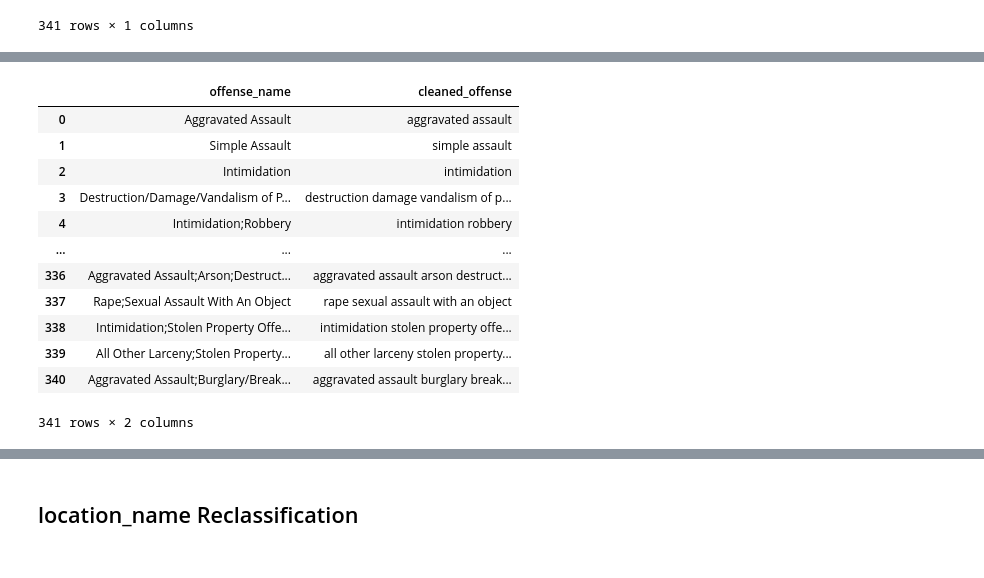
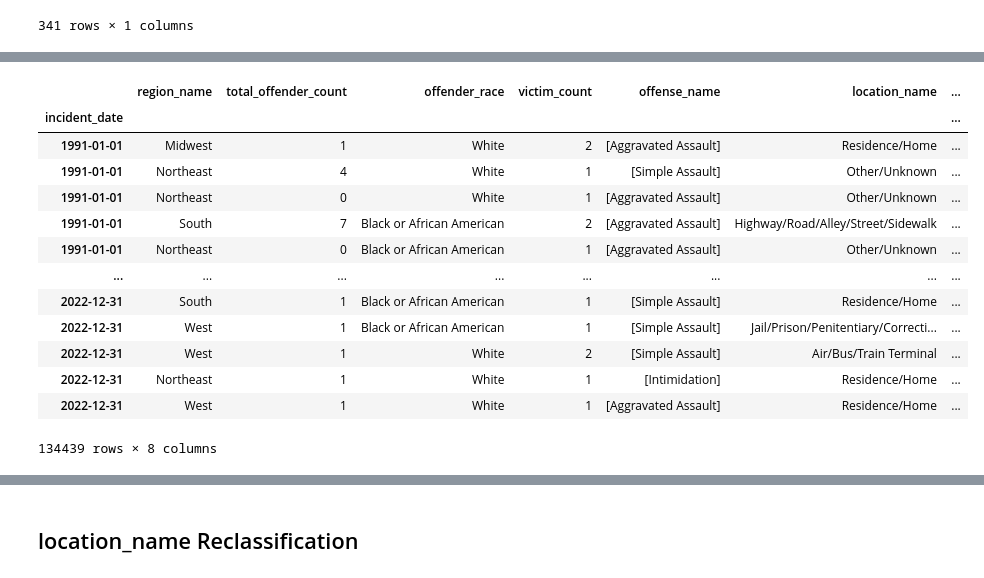
Before and after one commit to UWI-Zess/COMP6940-Project, a Jupyter notebook: main.ipynb, the cells around one changed output, grey strips where cells are left out. Drawn from its saved outputs; the diff is of its cells as text; code cells hidden in the pictures.

Commit message:
converted the offence name to a list of categories for each record

```diff
--- a/main.ipynb
+++ b/main.ipynb
@@ -597,6 +609,11 @@ X
 | 2022-12-31 | Northeast | 1 | White | 1 | Intimidation | Residence/Home |
 | 2022-12-31 | West | 1 | White | 1 | Aggravated Assault | Residence/Home |
 236289 rows × 6 columns
+# %%
+# convert the 'total_offender_count' column to integer and all other columns to string
+X = X.astype(str)
+X['total_offender_count'] = X['total_offender_count'].astype(int)
+X['victim_count'] = X['victim_count'].astype(int)
 # %% [markdown]
 ## Reclassifying total_offender_count
 
@@ -760,12 +789,8 @@ offense_name
 # %%
-def clean_text(text):
-    # Replace '/', ';', '&' with space
-    text = text.replace('/', ' ').replace(';', ' ').replace('&', '')
+# Function that converts a column of categories to a list of categories
+def convert_categories(column):
+    new_column = column.str.replace(';', ',').str.split(',')
+    return new_column
 
-    # Convert text to lowercase
-    text = text.lower()
-
-    return text
-
-# Apply the cleaning function to your DataFrame column
-offense_name['cleaned_offense'] = offense_name['offense_name'].apply(clean_text)
+# Convert the 'offense_name' column into a list of categories and store it in a new column in X
+X['offense_name'] = convert_categories(X['offense_name'])
@@ -814,16 +803,17 @@ Cluster 0:
 # %%
-offense_name
+X
 # %% [output]
-|  | offense_name | cleaned_offense |
-| 0 | Aggravated Assault | aggravated assault |
-| 1 | Simple Assault | simple assault |
-| 2 | Intimidation | intimidation |
-| 3 | Destruction/Damage/Vandalism of P... | destruction damage vandalism of p... |
-| 4 | Intimidation;Robbery | intimidation robbery |
-| ... | ... | ... |
-| 336 | Aggravated Assault;Arson;Destruct... | aggravated assault arson destruct... |
-| 337 | Rape;Sexual Assault With An Object | rape sexual assault with an object |
-| 338 | Intimidation;Stolen Property Offe... | intimidation stolen property offe... |
-| 339 | All Other Larceny;Stolen Property... | all other larceny stolen property... |
-| 340 | Aggravated Assault;Burglary/Break... | aggravated assault burglary break... |
+|  | region_name | total_offender_count | offender_race | victim_count | offense_name | location_name | ... |
+| incident_date |  |  |  |  |  |  | ... |
+| 1991-01-01 | Midwest | 1 | White | 2 | [Aggravated Assault] | Residence/Home | ... |
+| 1991-01-01 | Northeast | 4 | White | 1 | [Simple Assault] | Other/Unknown | ... |
+| 1991-01-01 | Northeast | 0 | White | 1 | [Aggravated Assault] | Other/Unknown | ... |
+| 1991-01-01 | South | 7 | Black or African American | 2 | [Aggravated Assault] | Highway/Road/Alley/Street/Sidewalk | ... |
+| 1991-01-01 | Northeast | 0 | Black or African American | 1 | [Aggravated Assault] | Other/Unknown | ... |
+| ... | ... | ... | ... | ... | ... | ... | ... |
+| 2022-12-31 | South | 1 | Black or African American | 1 | [Simple Assault] | Residence/Home | ... |
+| 2022-12-31 | West | 1 | Black or African American | 1 | [Simple Assault] | Jail/Prison/Penitentiary/Correcti... | ... |
+| 2022-12-31 | West | 1 | White | 2 | [Simple Assault] | Air/Bus/Train Terminal | ... |
+| 2022-12-31 | Northeast | 1 | White | 1 | [Intimidation] | Residence/Home | ... |
+| 2022-12-31 | West | 1 | White | 1 | [Aggravated Assault] | Residence/Home | ... |
-341 rows × 2 columns
+134439 rows × 8 columns
```
Also changed, not shown: parts of 12 cells of this notebook.
